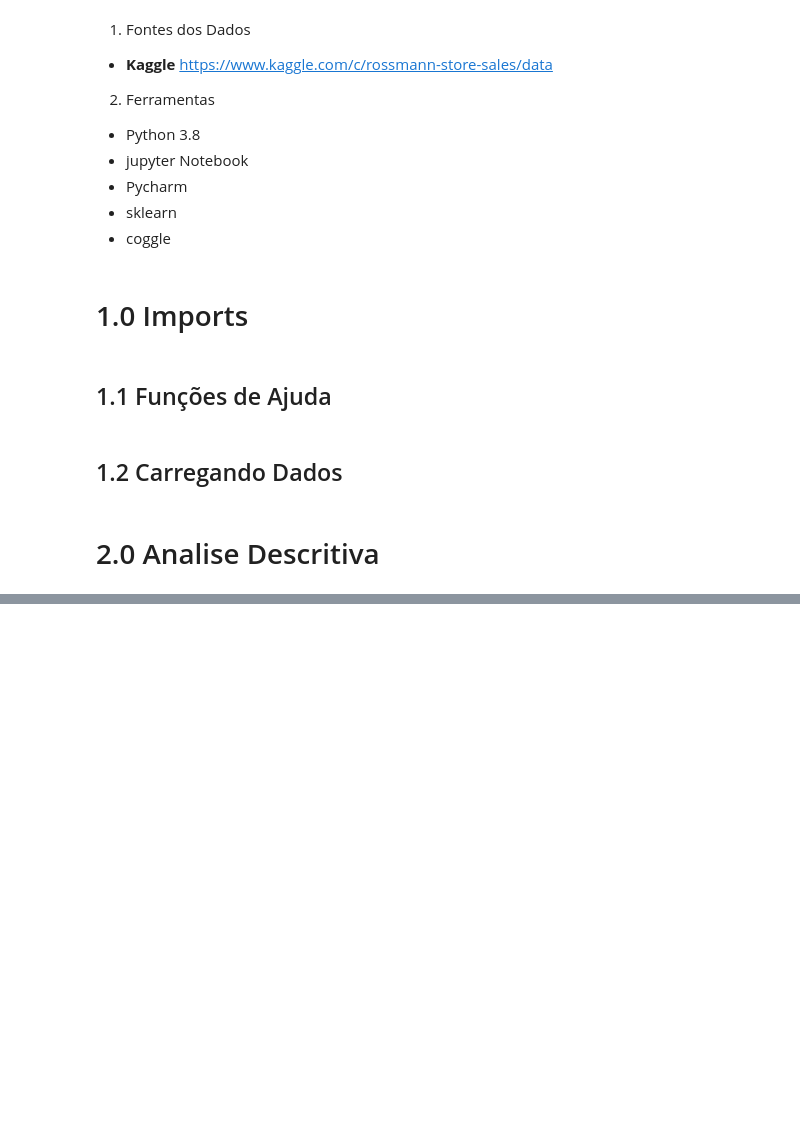
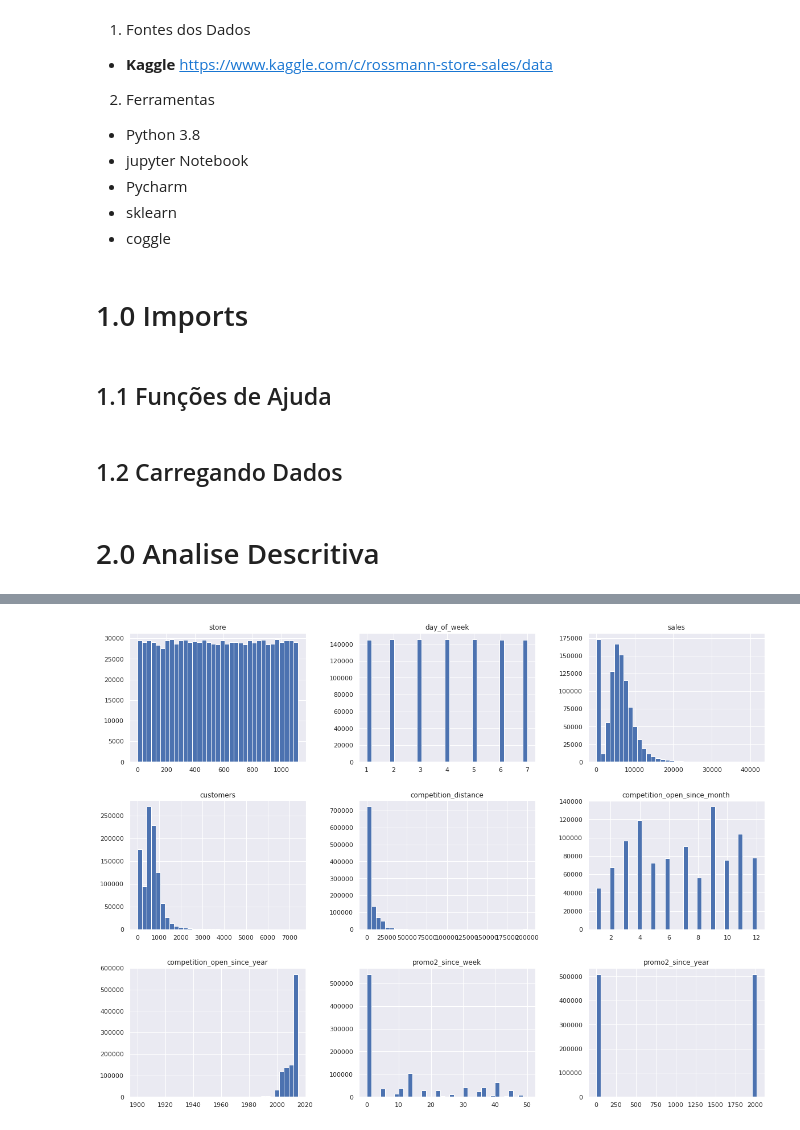
Before and after one commit to giovaneMiranda/rossmann_predicao_vendas, a Jupyter notebook: notebook/1.0-exploracao-dados-inicial.ipynb, the cells around one changed output, grey strips where cells are left out. Cells and saved outputs as stored; diff of their text form; code cells hidden in the pictures; blank space fills up the shorter version.

```diff
--- a/notebook/1.0-exploracao-dados-inicial.ipynb
+++ b/notebook/1.0-exploracao-dados-inicial.ipynb
@@ -58,5 +73,7 @@ import inflection
 # %% [markdown]
 ## 1.1 Funções de Ajuda
+# %%
+sns.set(rc={'figure.figsize':(16,30)})
 # %% [markdown]
 ## 1.2 Carregando Dados
 # %%
@@ -150,0 +224,8 @@ dtype: int64
+# %%
+# alterando o tipo dos catributos 'promo2_since_week', 'promo2_since_year' para int
+df2['promo2_since_week'] = df2['promo2_since_week'].astype(int)
+df2['promo2_since_year'] = df2['promo2_since_year'].astype(int)
+
+# alterando o tipo dos catributos 'competition_open_since_month', 'competition_open_since_year' para int
+df2['competition_open_since_month'] = df2['competition_open_since_month'].astype(int)
+df2['competition_open_since_year'] = df2['competition_open_since_year'].astype(int)
@@ -150,0 +234,6 @@ dtype: int64
+# %%
+num_attributes = ['store' ,'day_of_week', 'sales', 'customers', 'competition_distance',
+                  'competition_open_since_month', 'competition_open_since_year', 'promo2_since_week',
+                 'promo2_since_year']
+cat_attributes = ['open', 'promo', 'state_holiday', 'school_holiday', 'store_type', 'assortment', 'promo2',
+                 'promo_interval', 'month_map', 'is_promo2']
@@ -150,0 +263,4 @@ dtype: int64
+# %%
+df2[num_attributes].hist(bins = 35, figsize = (20,15));
+# %% [output]
+[figure, added]
```
Also changed, not shown: parts of 61 cells of this notebook, 3 other files.
